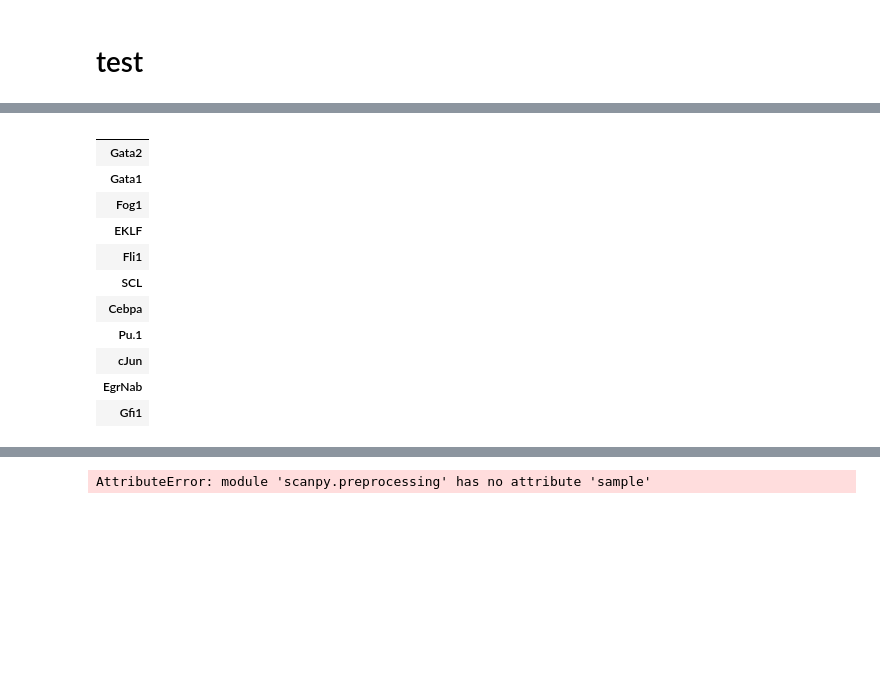
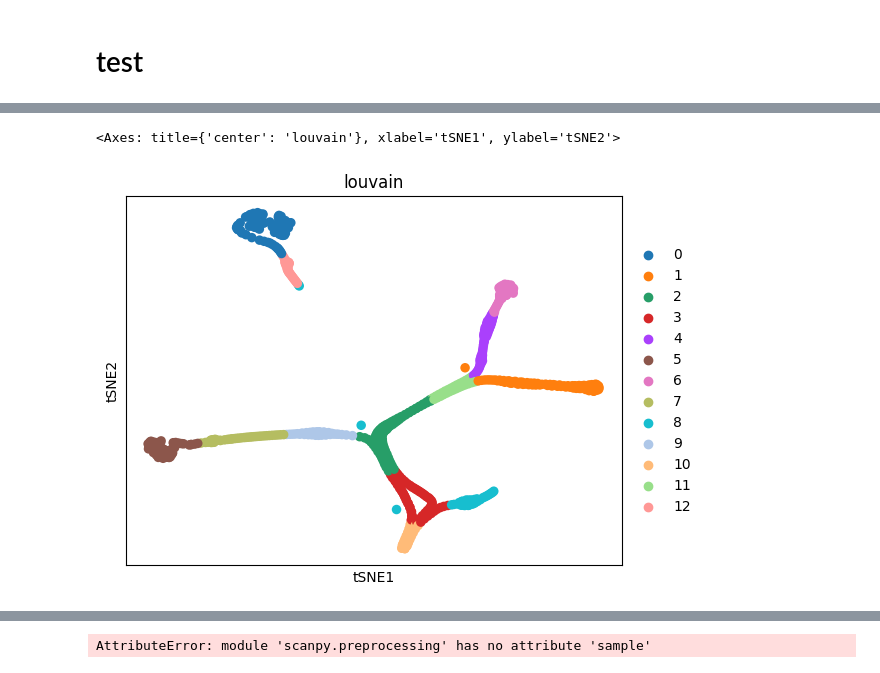
Before and after one commit to OSU-BMBL/BioMANIA-backend, a Jupyter notebook: experiment/scanpy/test.ipynb, the cells around one changed output, grey strips where cells are left out. Saved outputs shown, nothing was run; the diff lists cells and outputs as text; code cells hidden in the pictures; blank space fills up the shorter version.

```diff
--- a/experiment/scanpy/test.ipynb
+++ b/experiment/scanpy/test.ipynb
@@ -148,15 +181,9 @@ data = krumsiek11()
 # %%
-data.var
+fig, ax = plt.subplots()
+sc.pp.neighbors(data)
+sc.tl.tsne(data)
+sc.tl.louvain(data)
+sc.pl.tsne(data, show=False, color="louvain", ax=ax)
 # %% [output]
-|  |
-| Gata2 |
-| Gata1 |
-| Fog1 |
-| EKLF |
-| Fli1 |
-| SCL |
-| Cebpa |
-| Pu.1 |
-| cJun |
-| EgrNab |
-| Gfi1 |
+<Axes: title={'center': 'louvain'}, xlabel='tSNE1', ylabel='tSNE2'>
+[figure, added]
```
Also changed, not shown: parts of 15 cells of this notebook, 10 other files.
